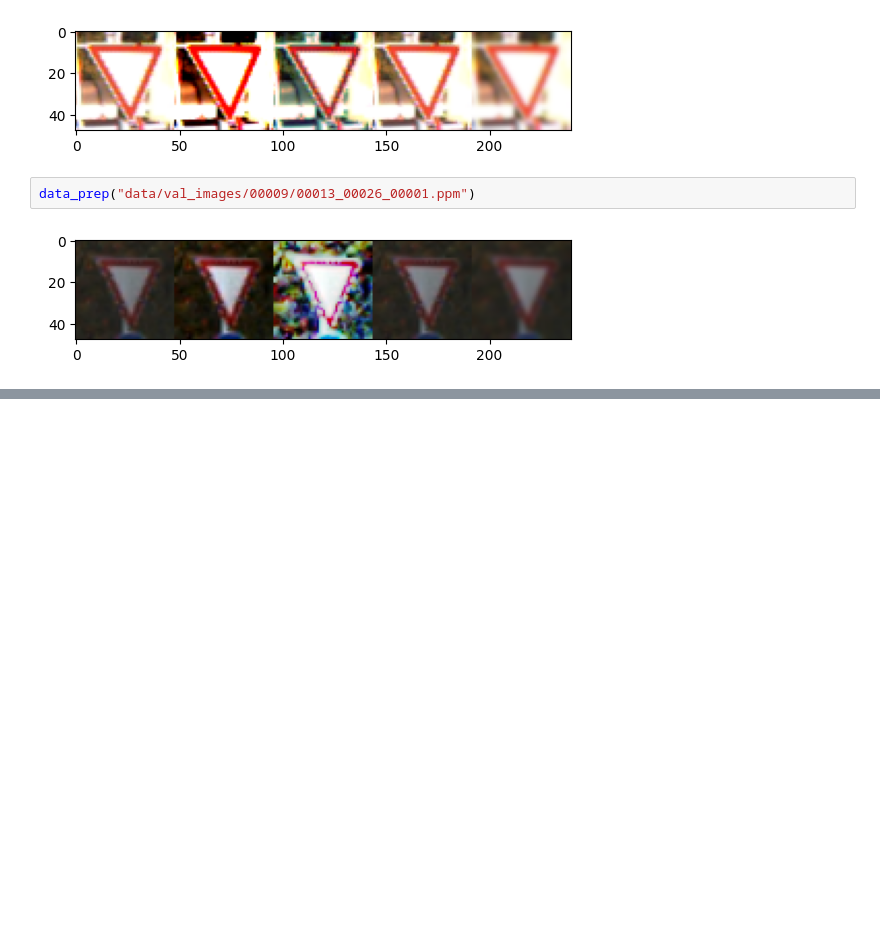
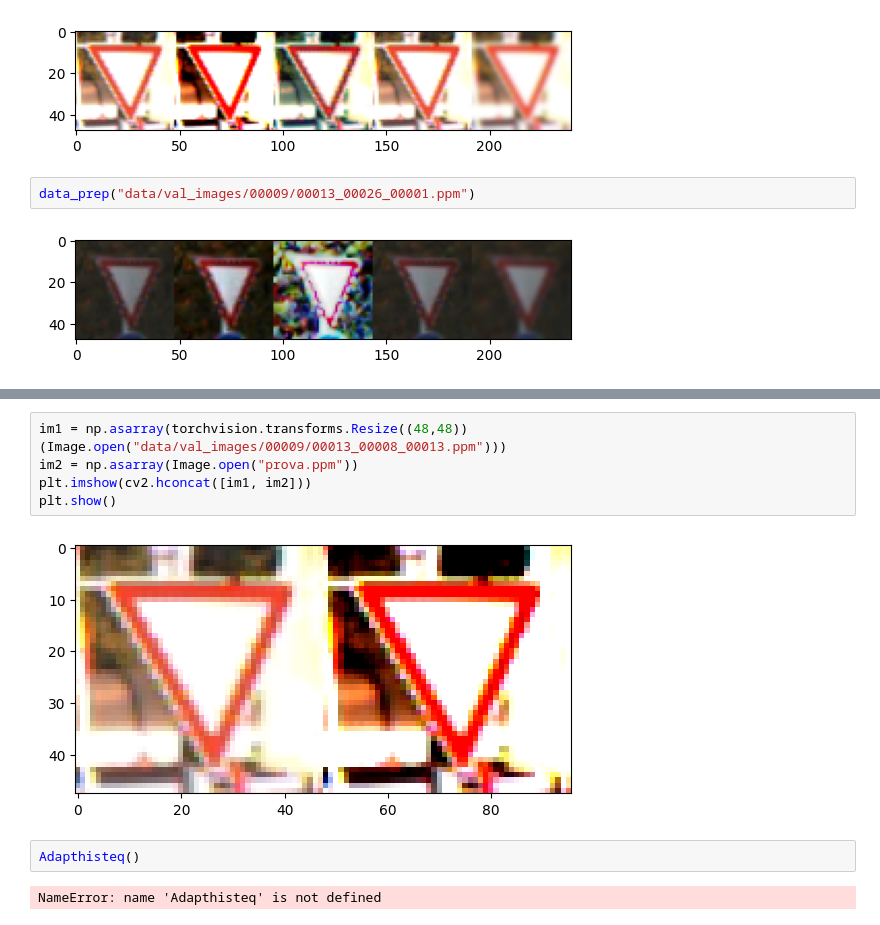
Before and after one commit to alessandro-crescenzi/A-deep-approach-for-an-adaptive-cruise-control-system, a Jupyter notebook: gtsrb-pytorch/test_transform.ipynb, the cells around one changed output, grey strips where cells are left out. Saved outputs shown, nothing was run; the diff lists cells and outputs as text; blank space fills up the shorter version.

```diff
--- a/gtsrb-pytorch/test_transform.ipynb
+++ b/gtsrb-pytorch/test_transform.ipynb
@@ -227,0 +261,11 @@ data_prep("data/val_images/00009/00013_00026_00001.ppm")
+# %%
+im1 = np.asarray(torchvision.transforms.Resize((48,48))(Image.open("data/val_images/00009/00013_00008_00013.ppm")))
+im2 = np.asarray(Image.open("prova.ppm"))
+plt.imshow(cv2.hconcat([im1, im2]))
+plt.show()
+# %% [output]
+[figure, added]
+# %%
+Adapthisteq()
+# %% [output]
+NameError: name 'Adapthisteq' is not defined
```
Also changed, not shown: parts of 6 cells of this notebook, 5 other files.
